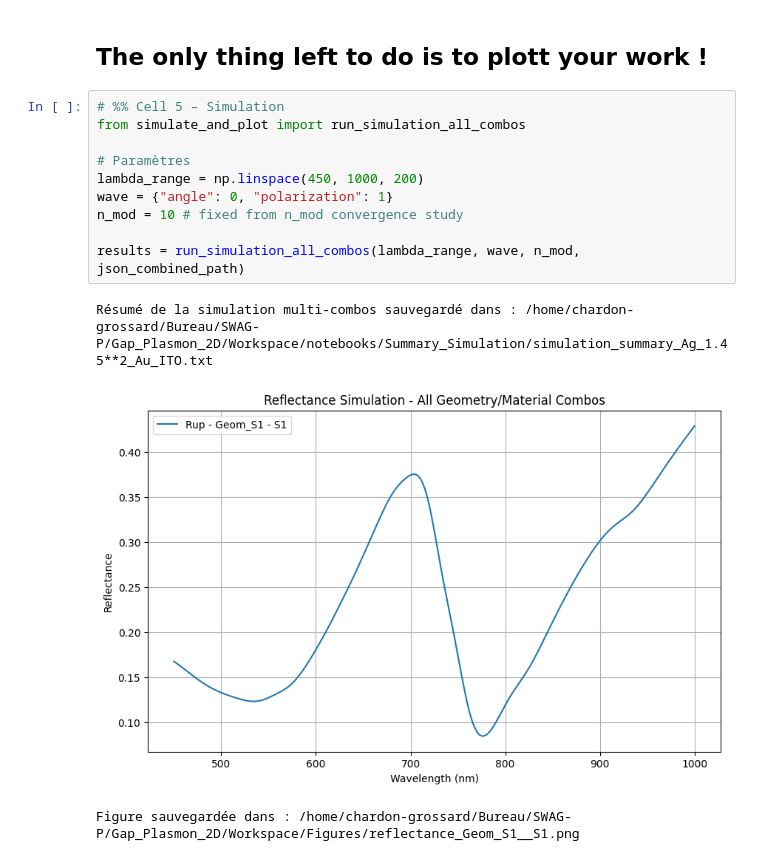
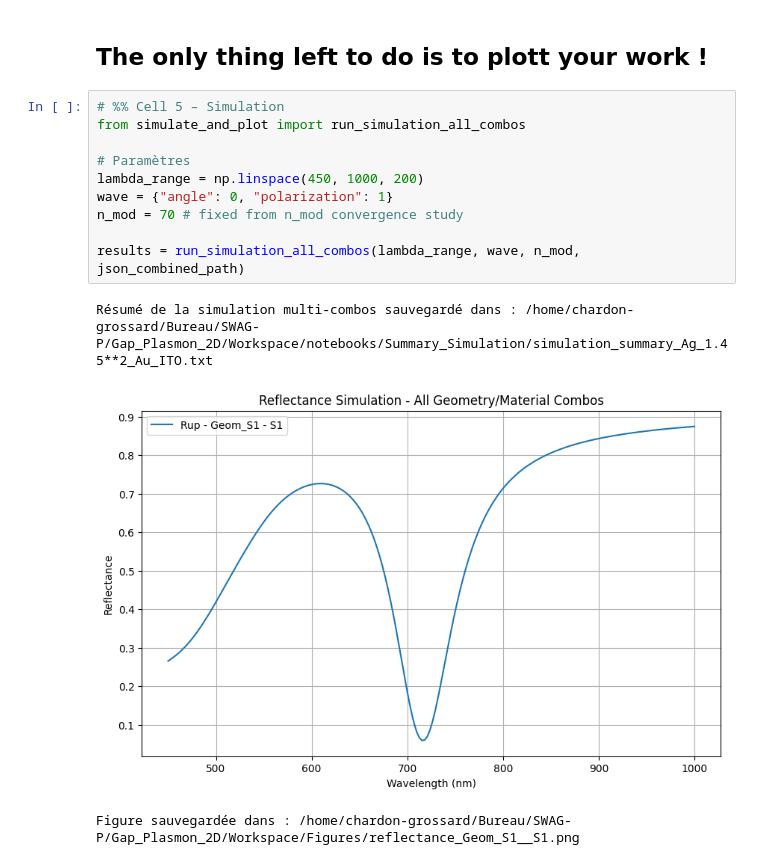
Before and after one commit to Marchombre/SWAG-P, a Jupyter notebook: Gap_Plasmon_2D/Workspace/notebooks/SWAG_Sim_V0_1.ipynb, the cells around one changed output. Drawn from its saved outputs; the diff is of its cells as text.

```diff
--- a/Gap_Plasmon_2D/Workspace/notebooks/SWAG_Sim_V0_1.ipynb
+++ b/Gap_Plasmon_2D/Workspace/notebooks/SWAG_Sim_V0_1.ipynb
@@ -108,14 +108,14 @@ VBox(children=(VBox(children=(HBox(children=(Dropdown(description='Geometry:', l
 # %%
 # %% Cell 5 – Simulation
 from simulate_and_plot import run_simulation_all_combos
 
 # Paramètres
 lambda_range = np.linspace(450, 1000, 200)
 wave = {"angle": 0, "polarization": 1}
-n_mod = 10 # fixed from n_mod convergence study
+n_mod = 70 # fixed from n_mod convergence study
 
 results = run_simulation_all_combos(lambda_range, wave, n_mod, json_combined_path)
 # %% [output]
 Résumé de la simulation multi-combos sauvegardé dans : /home/chardon-grossard/Bureau/SWAG-P/Gap_Plasmon_2D/Workspace/notebooks/Summary_Simulation/simulation_summary_Ag_1.45**2_Au_ITO.txt
-[figure, old version]
+[figure, new version]
 Figure sauvegardée dans : /home/chardon-grossard/Bureau/SWAG-P/Gap_Plasmon_2D/Workspace/Figures/reflectance_Geom_S1__S1.png
```
Also changed, not shown: parts of 3 cells of this notebook, 3 other files.
